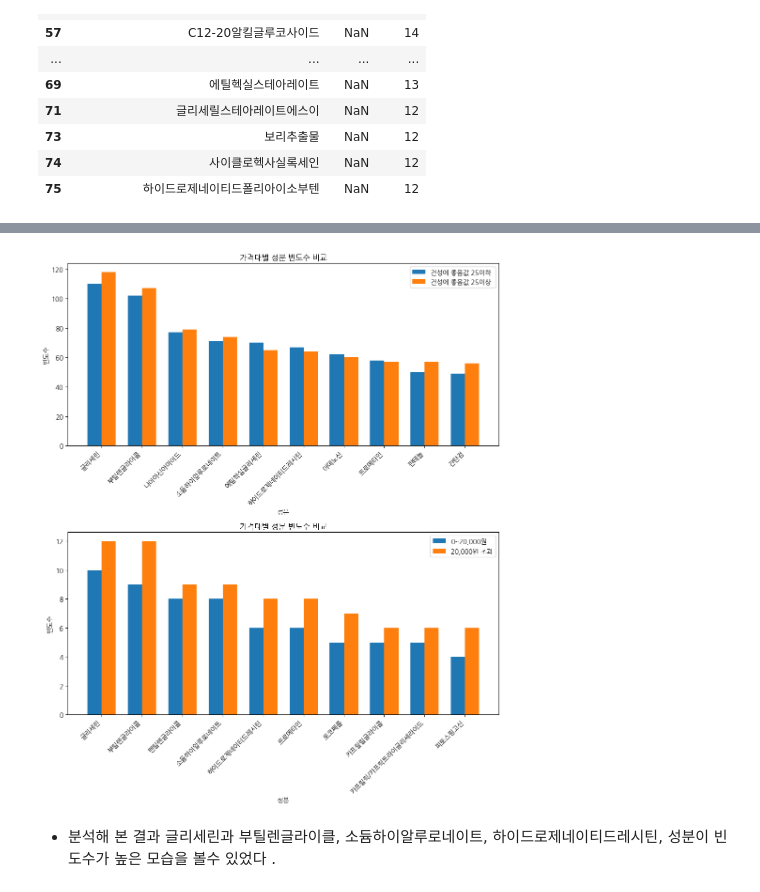
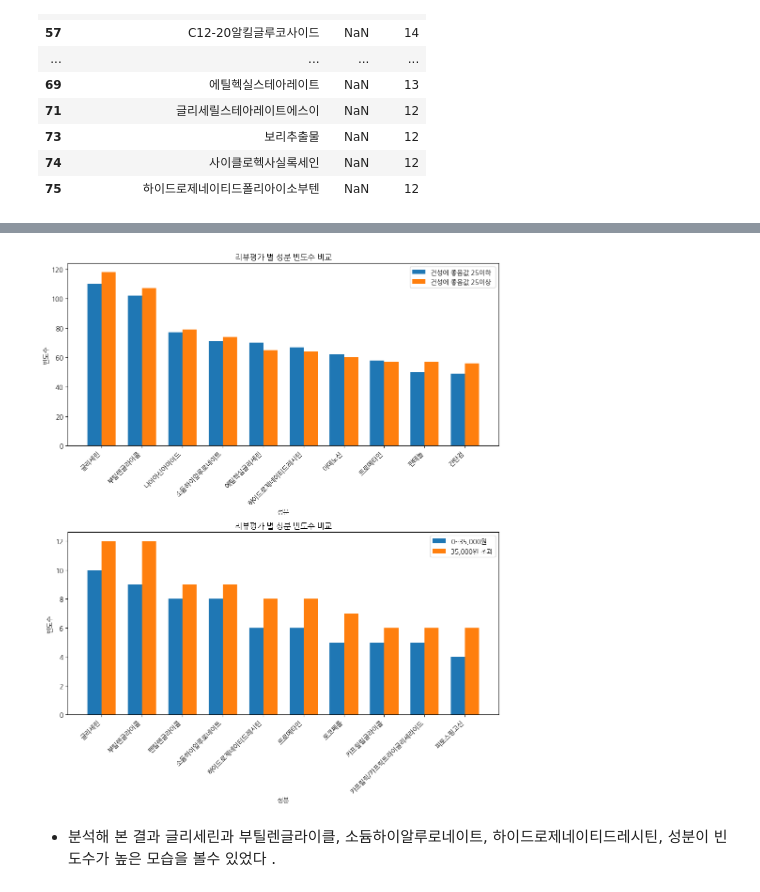
Before and after one commit to addinedu-ros-5th/eda-repo-4, a Jupyter notebook: data_analysis.ipynb, the cells around one changed output, grey strips where cells are left out. Cells and saved outputs as stored; diff of their text form; code cells hidden in the pictures.

```diff
--- a/data_analysis.ipynb
+++ b/data_analysis.ipynb
@@ -170,6 +170,8 @@ def base_to_df(table_name):
 # 이와 같이 사용하여 결과를 원하는 변수에 직접 할당할 수 있습니다.
 # %%
 skin_df =base_to_df('skin')
+# %%
+lotion_df = base_to_df('lotion')
 # %% [markdown]
 - 앞서 lotion 데이터 크롤링 코드에서 작성했었던 성분의 빈도를 비교하는 함수
 # %%
@@ -513,38 +527,38 @@ top_0_to_35000 = lotion_dry_skin_0_to_35000.head(N2)
 top_up_to_35000 = lotion_dry_skin_up_to_35000.head(N2)
 
 fig, axs = plt.subplots(2, 1, figsize=(10, 12))  # 2행 1열의 그래프 생성
 
 # 첫 번째 그래프
 bar_width = 0.35
 index = np.arange(N)
 
 axs[0].bar(index, top_0_to_25['빈도'], bar_width, label='건성에 좋음값 25이하')
 axs[0].bar(index + bar_width, top_up_to_25['빈도'], bar_width, label='건성에 좋음값 25이상 ')
 
 axs[0].set_xlabel('성분')
 axs[0].set_ylabel('빈도수')
-axs[0].set_title('가격대별 성분 빈도수 비교')
+axs[0].set_title('리뷰평가 별 성분 빈도수 비교')
 axs[0].set_xticks(index + bar_width / 2)
 axs[0].set_xticklabels(top_0_to_25['성분'], rotation=45, ha='right')
 axs[0].legend()
 
 # 두 번째 그래프
 index2 = np.arange(N2)
 
-axs[1].bar(index2, top_0_to_35000['빈도'], bar_width, label='0~20,000원')
-axs[1].bar(index2 + bar_width, top_up_to_35000['빈도'], bar_width, label='20,000원 초과')
+axs[1].bar(index2, top_0_to_35000['빈도'], bar_width, label='0~35,000원')
+axs[1].bar(index2 + bar_width, top_up_to_35000['빈도'], bar_width, label='35,000원 초과')
 
 axs[1].set_xlabel('성분')
 axs[1].set_ylabel('빈도수')
-axs[1].set_title('가격대별 성분 빈도수 비교')
+axs[1].set_title('리뷰평가 별 성분 빈도수 비교')
 axs[1].set_xticks(index2 + bar_width / 2)
 axs[1].set_xticklabels(top_0_to_35000['성분'], rotation=45, ha='right')
 axs[1].legend()
 
 plt.tight_layout()
 plt.show()
 # %% [output]
-[figure, old version]
+[figure, new version]
 # %% [markdown]
 - 분석해 본 결과 글리세린과 부틸렌글라이클, 소듐하이알루로네이트, 하이드로제네이티드레시틴, 성분이 빈도수가 높은 모습을 볼수 있었다 .
 # %%
```
Also changed, not shown: parts of 10 cells of this notebook.
